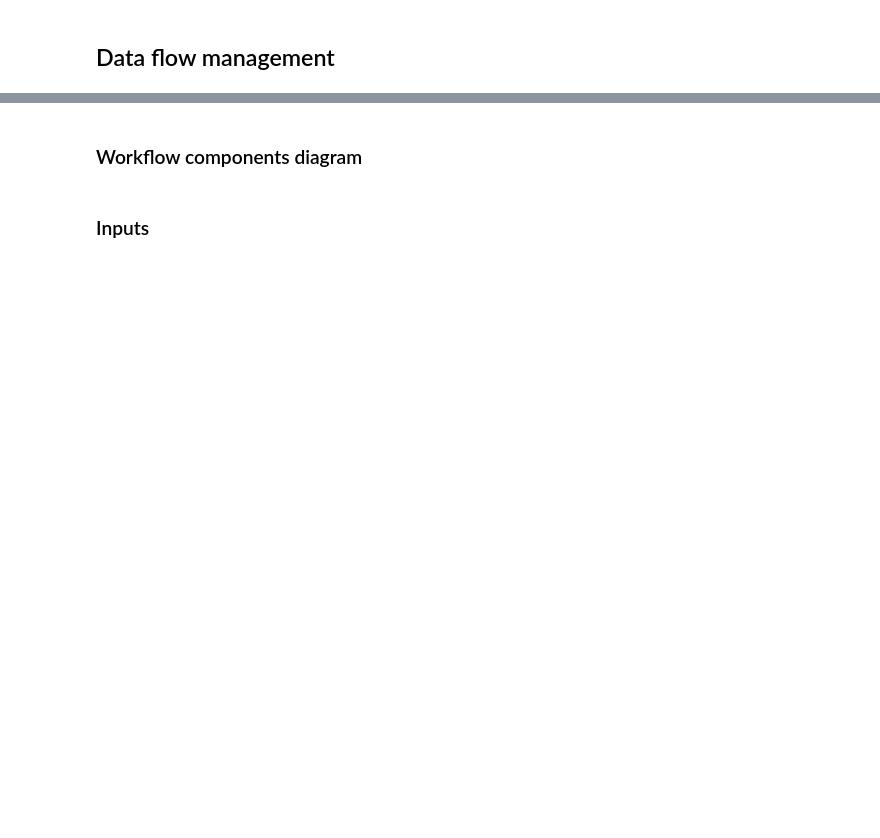
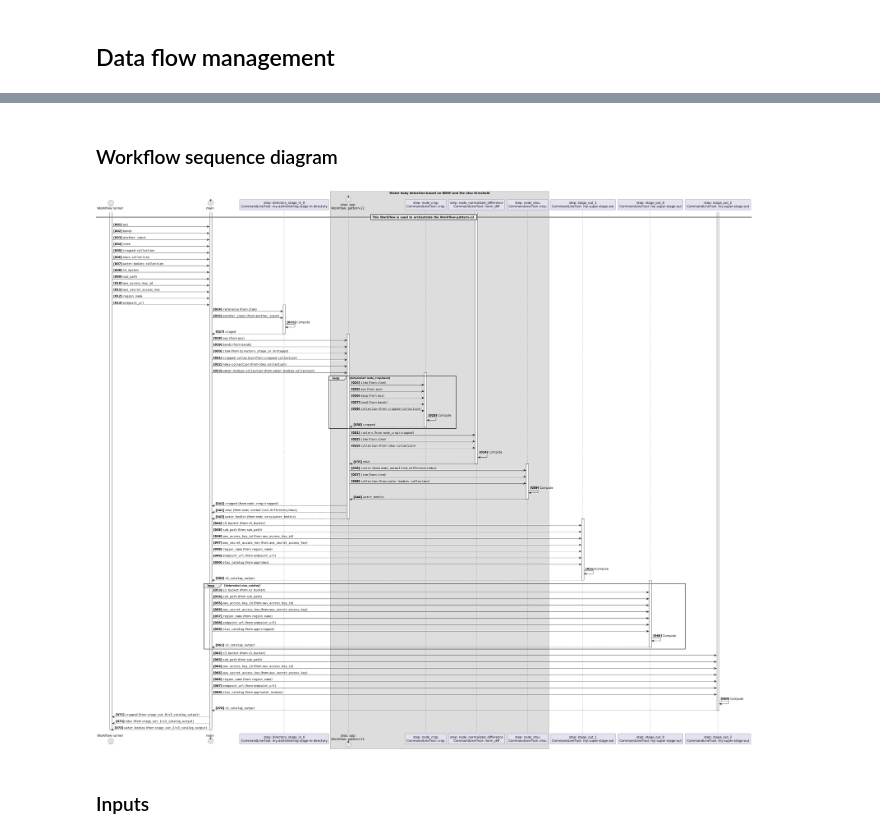
Before and after one commit to eoap/application-package-patterns, a Jupyter notebook: docs/pattern-12.ipynb, the cells around one changed output, grey strips where cells are left out. Drawn from its saved outputs; the diff is of its cells as text; code cells hidden in the pictures; blank space fills up the shorter version.

```diff
--- a/docs/pattern-12.ipynb
+++ b/docs/pattern-12.ipynb
@@ -69,7 +122,9 @@ wf.plot()
 # %% [markdown]
-### Workflow components diagram
+### Workflow sequence diagram
 # %%
-wf.display_components_diagram()
+wf.display_sequence_diagram()
+# %% [output]
+[figure, added]
 # %% [markdown]
 ### Inputs
 # %%
```
Also changed, not shown: parts of 12 cells of this notebook, 12 other files.
